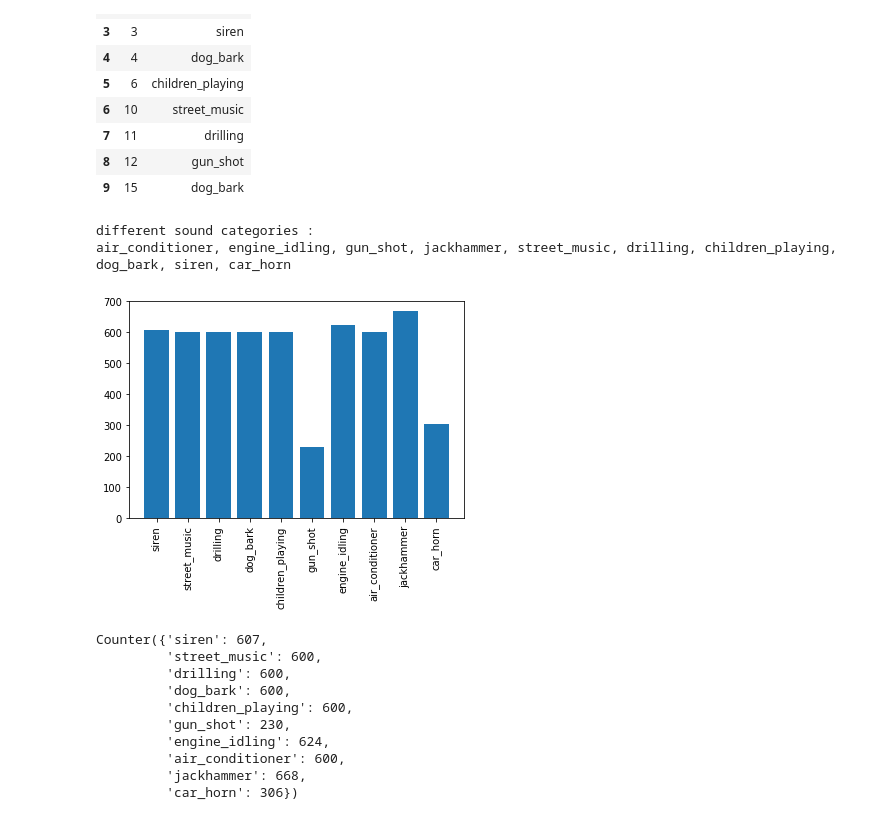
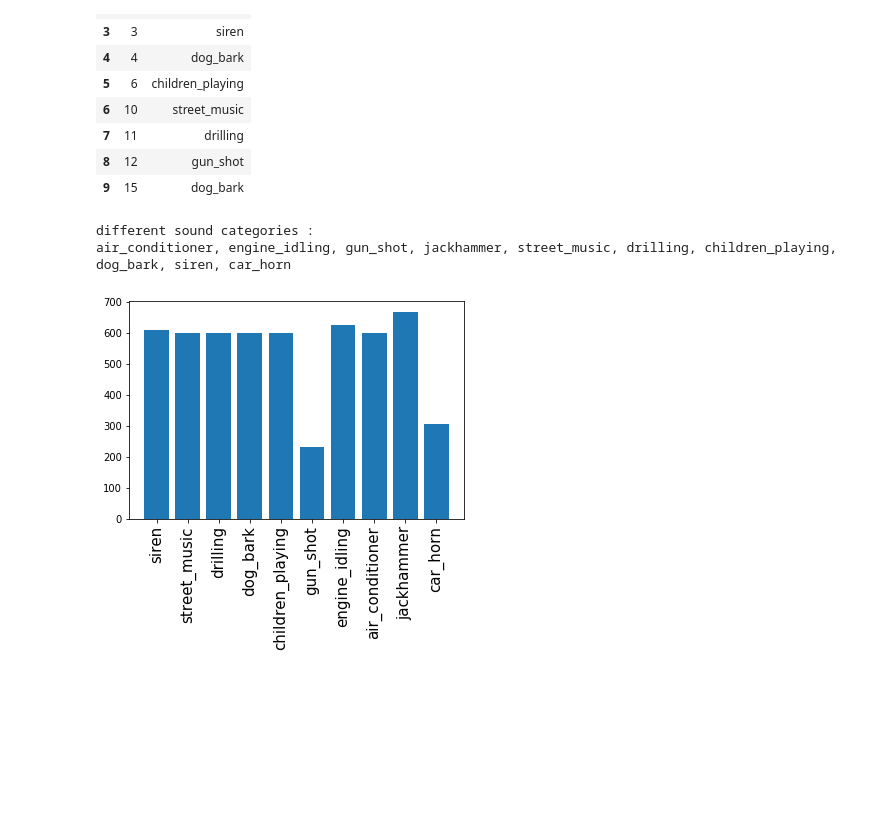
Before and after one commit to jacosol/UrbanSoundClassification, a Jupyter notebook: IpythonNotebooks/DatasetHandsOn.ipynb, the cells around one changed output. Saved outputs shown, nothing was run; the diff lists cells and outputs as text; code cells hidden in the pictures; blank space fills up the shorter version.

```diff
--- a/IpythonNotebooks/DatasetHandsOn.ipynb
+++ b/IpythonNotebooks/DatasetHandsOn.ipynb
@@ -11,5 +11,5 @@ from scipy.io import wavfile
 # %%
-path = r"C:\Users\Copo\source\repos\UrbanSoundClassification\Data\train"
+
 def load_plot_rand_sample(datasetpath, label=0):
     """Load a .wav file from the dataset and displays it with the label
 
@@ -113,31 +98,18 @@ infos[:10]
 # %%
 from collections import Counter
 
 labels = ', '.join(list(set(infos['Class'])))
 print(f'different sound categories : \n{labels}')
 
 count_dict = Counter(infos['Class'])
 Ns = []
 for key, values in count_dict.items():
     Ns.append(values)
-plt.bar(list(range(len(count_dict.keys()))), Ns,)
-plt.xticks(range(len(count_dict.keys())),  count_dict.keys(), rotation='vertical')
+plt.bar(range(len(count_dict.keys())), Ns,)
+plt.xticks(range(len(count_dict.keys())),  count_dict.keys(), rotation='vertical', fontsize = 15)
 
 plt.show()
 # %% [output]
 different sound categories :
 air_conditioner, engine_idling, gun_shot, jackhammer, street_music, drilling, children_playing, dog_bark, siren, car_horn
-[figure, old version]
+[figure, new version]
-# %%
-n
-# %% [output]
-Counter({'siren': 607,
-         'street_music': 600,
-         'drilling': 600,
-         'dog_bark': 600,
-         'children_playing': 600,
-         'gun_shot': 230,
-         'engine_idling': 624,
-         'air_conditioner': 600,
-         'jackhammer': 668,
-         'car_horn': 306})
```
Also changed, not shown: parts of 26 cells of this notebook.
